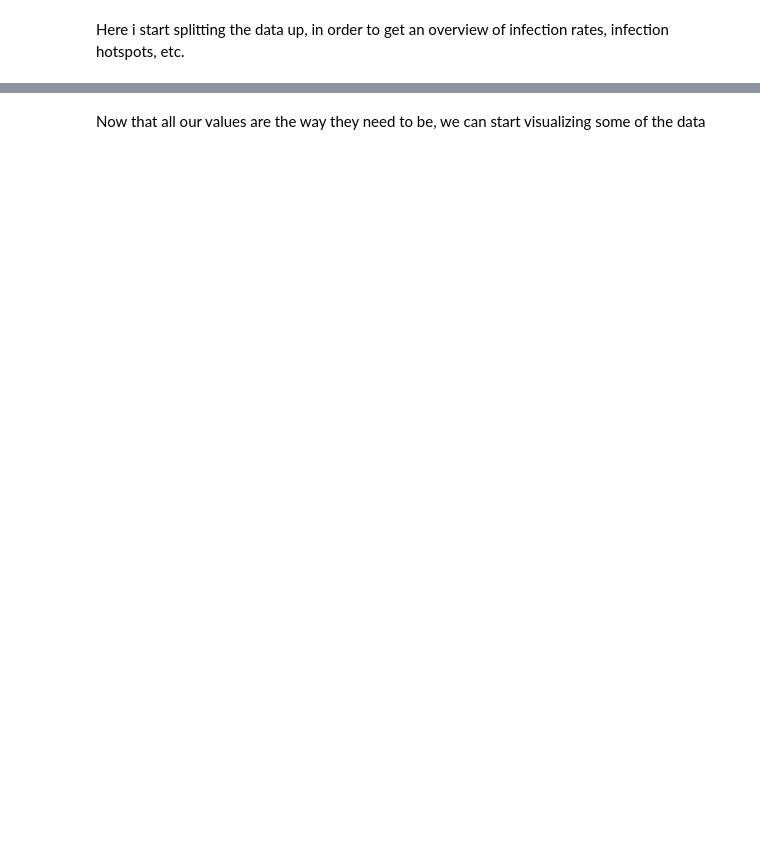
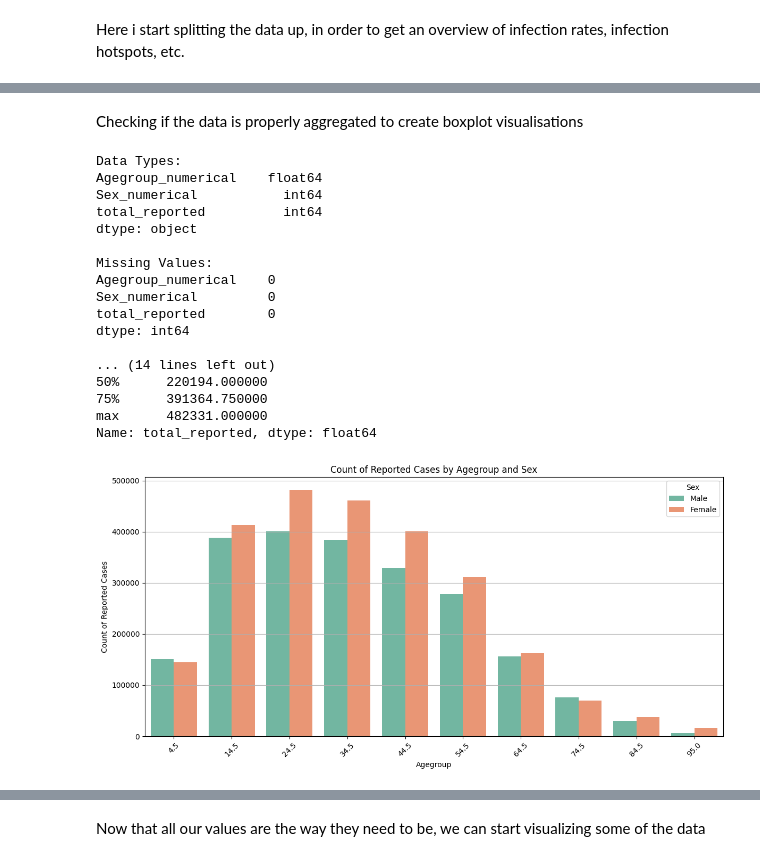
Before and after one commit to CamielAdriaens/CovidPrediction, a Jupyter notebook: covidprediction version 2.ipynb, the cells around one changed output, grey strips where cells are left out. Drawn from its saved outputs; the diff is of its cells as text; code cells hidden in the pictures; blank space fills up the shorter version.

```diff
--- a/covidprediction version 2.ipynb
+++ b/covidprediction version 2.ipynb
@@ -189,0 +174,3 @@ Index(['Unnamed: 0', 'Unnamed: 1',
+# %%
+infections_df = infections_df[infections_df['Sex'] != 'Unknown']
+infections_df.shape
@@ -593,0 +582,56 @@ infections_df
+# %% [markdown]
+Checking if the data is properly aggregated to create boxplot visualisations
+# %%
+import pandas as pd
+import seaborn as sns
+import matplotlib.pyplot as plt
+
+# Assuming infections_df is already defined and loaded with the updated columns
+
+# Check data types and missing values
+print("Data Types:")
+print(infections_df[['Agegroup_numerical', 'Sex_numerical', 'total_reported']].dtypes)
+print("\nMissing Values:")
+print(infections_df[['Agegroup_numerical', 'Sex_numerical', 'total_reported']].isnull().sum())
+
+# Aggregate total reported cases by Agegroup_numerical and Sex_numerical
+aggregated_df = infections_df.groupby(['Agegroup_numerical', 'Sex_numerical'])['total_reported'].sum().reset_index()
+
+# Check the structure of aggregated data
+print("\nAggregated Data Structure:")
+print(aggregated_df.head())
+
+# Check summary statistics of total_reported
+print("\nSummary Statistics of total_reported:")
+print(aggregated_df['total_reported'].describe())
+
+# Plot a simple countplot to visualize distribution by Agegroup and Sex
+plt.figure(figsize=(12, 6))
+sns.countplot(x='Agegroup_numerical', hue='Sex_numerical', data=infections_df, palette='Set2')
+plt.title('Count of Reported Cases by Agegroup and Sex')
+plt.xlabel('Agegroup')
+plt.ylabel('Count of Reported Cases')
+plt.legend(title='Sex', labels=['Male', 'Female'])
+plt.xticks(rotation=45)
+plt.grid(axis='y')
+plt.tight_layout()
+plt.show()
+# %% [output]
+Data Types:
+Agegroup_numerical    float64
+Sex_numerical           int64
+total_reported          int64
+dtype: object
+
+Missing Values:
+Agegroup_numerical    0
+Sex_numerical         0
+total_reported        0
+dtype: int64
+
+... (14 lines left out)
+50%      220194.000000
+75%      391364.750000
+max      482331.000000
+Name: total_reported, dtype: float64
+[figure, added]
```
Also changed, not shown: parts of 121 cells of this notebook, 1 other file.
